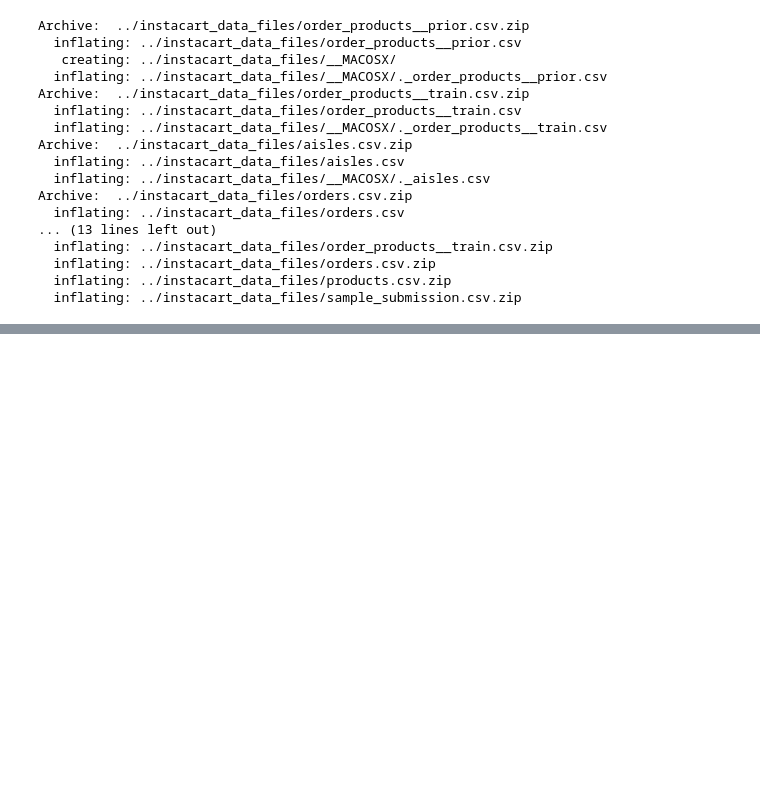
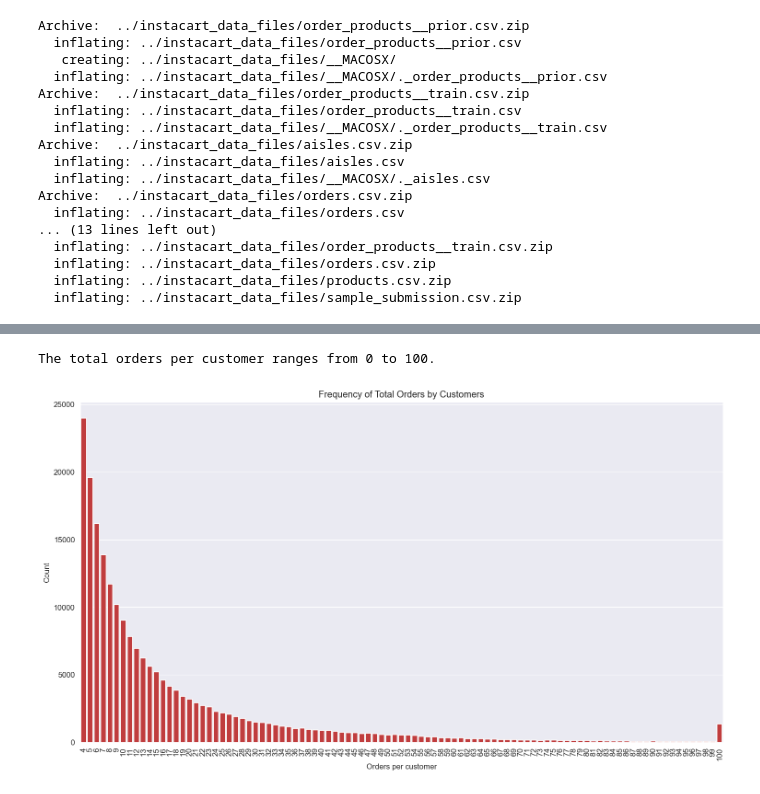
Before and after one commit to deeksha9107/instacart_market_basket_analysis, a Jupyter notebook: Instacart Market Basket Analysis 1.ipynb, the cells around one changed output, grey strips where cells are left out. Drawn from its saved outputs; the diff is of its cells as text; code cells hidden in the pictures; blank space fills up the shorter version.

```diff
--- a/Instacart Market Basket Analysis 1.ipynb
+++ b/Instacart Market Basket Analysis 1.ipynb
@@ -106,0 +139,5 @@ products = pd.read_csv(root + 'products.csv')
+# %%
+print("Order shape: ", orders.shape)
+orders.loc[orders['order_number'] == 1] = orders.loc[orders['order_number'] == 1].fillna(0)
+print("Order shape: ", orders.shape)
+print("orders null values? ", orders.isnull().values.any())
@@ -106,0 +232,4 @@ products = pd.read_csv(root + 'products.csv')
+# %%
+order_number = orders.groupby('user_id')['order_number'].max()
+order_number = order_number.value_counts()
+order_number
@@ -106,0 +250,12 @@ products = pd.read_csv(root + 'products.csv')
+# %%
+print("The total orders per customer ranges from 0 to 100.")
+fig, ax = plt.subplots(figsize=(15,8))
+ax = sns.barplot(x = order_number.index, y = order_number.values, color = color[3])
+ax.set_xlabel('Orders per customer')
+ax.set_ylabel('Count')
+ax.xaxis.set_tick_params(rotation=90, labelsize=10)
+ax.set_title('Frequency of Total Orders by Customers')
+fig.savefig('Frequency of Total Orders by Customers.png')
+# %% [output]
+The total orders per customer ranges from 0 to 100.
+[figure, added]
```
Also changed, not shown: parts of 18 cells of this notebook, 1 other file.
